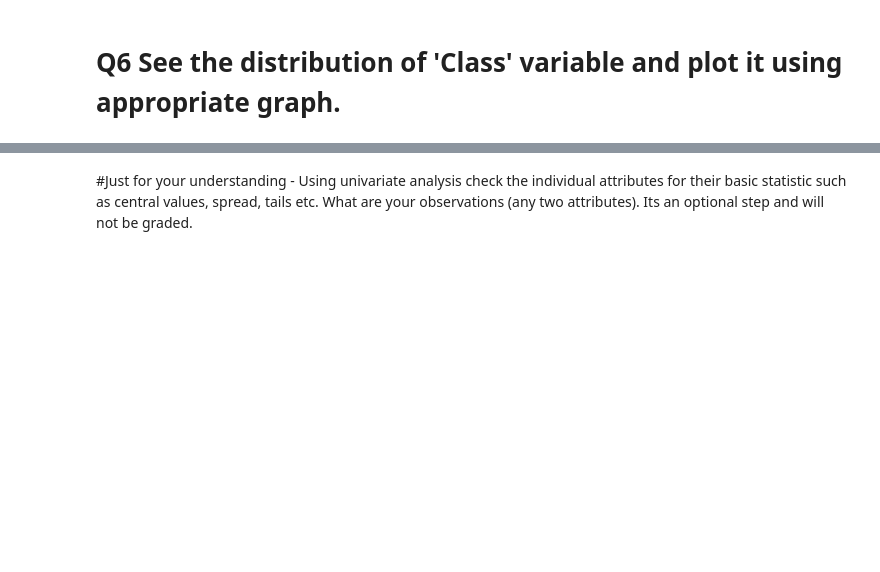
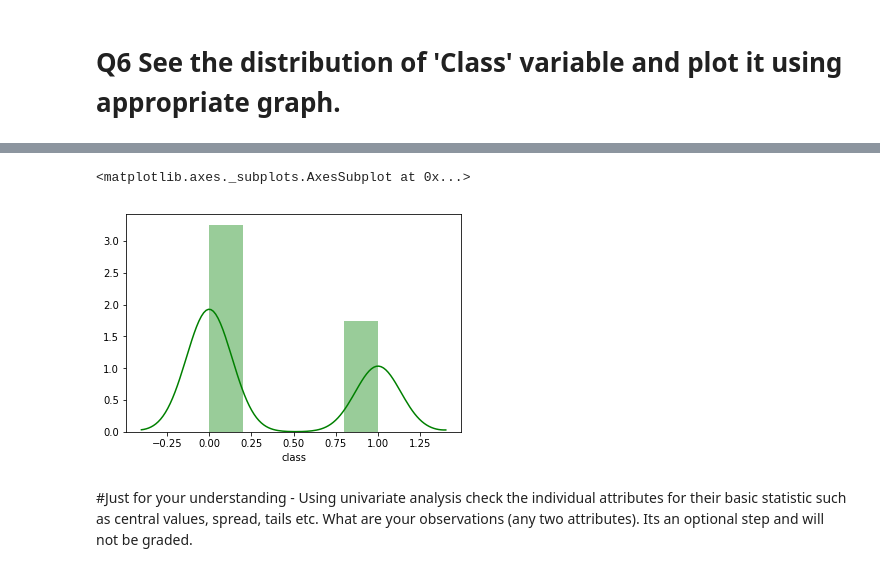
Before and after one commit to GreatLearningAIML1/bangalore-aug19-batch-Nishamol, a Jupyter notebook: R3-Internal Lab-PimaD.ipynb, the cells around one changed output, grey strips where cells are left out. Saved outputs shown, nothing was run; the diff lists cells and outputs as text; code cells hidden in the pictures; blank space fills up the shorter version.

```diff
--- a/R3-Internal Lab-PimaD.ipynb
+++ b/R3-Internal Lab-PimaD.ipynb
@@ -143,3 +176,8 @@ sns.countplot(x = "class", data = Wom_dbdf)
+# %%
+sns.distplot(Wom_dbdf['class'], color = 'G')
+# %% [output]
+<matplotlib.axes._subplots.AxesSubplot at 0x...>
+[figure, added]
 # %% [markdown]
 #Just for your understanding - Using univariate analysis check the individual attributes for their basic statistic such as central values, spread, tails etc. What are your observations (any two attributes). Its an optional step and will not be graded.
 # %%
```
Also changed, not shown: parts of 32 cells of this notebook.
